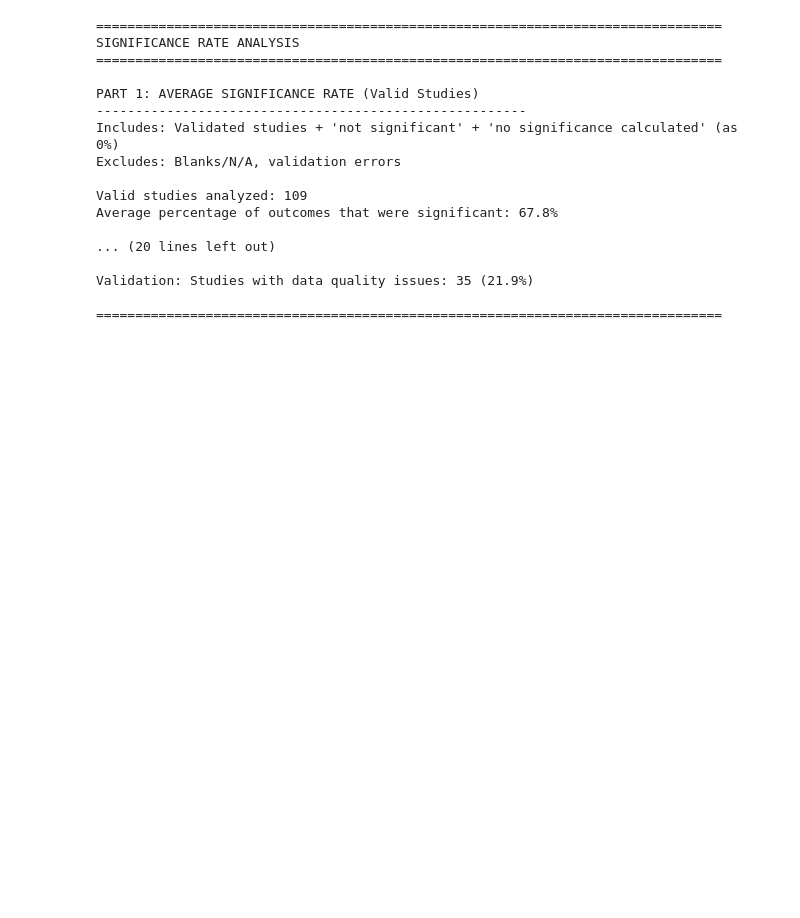
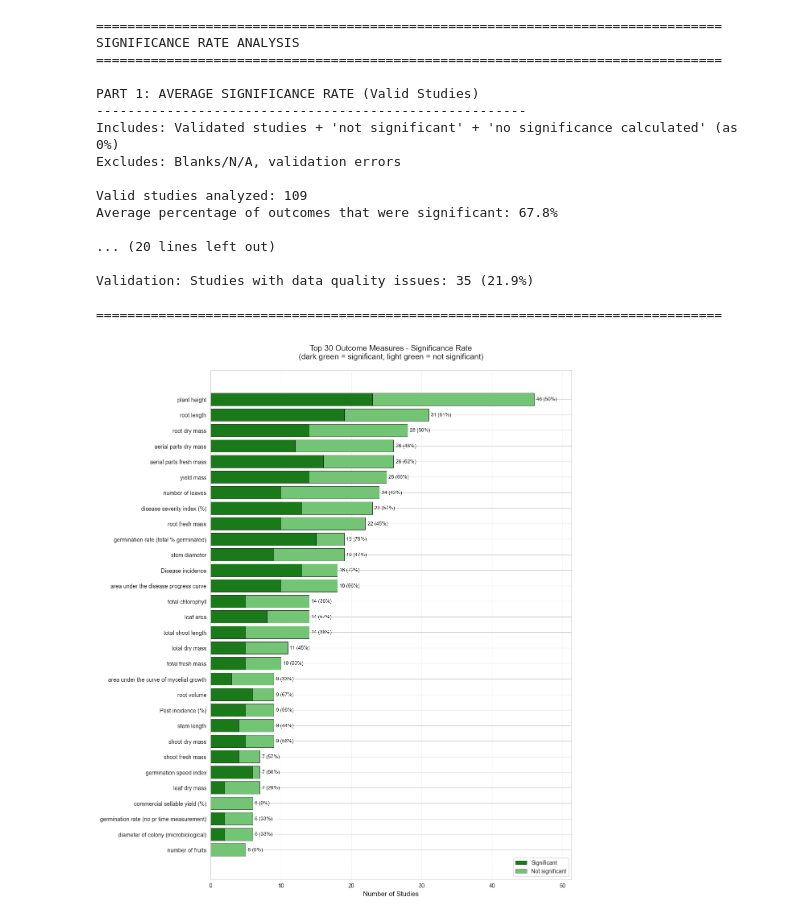
Before and after one commit to OxygenBlueSky/AgroHom, a Jupyter notebook: agro_hom_figures260212.ipynb, the cells around one changed output. Saved outputs shown, nothing was run; the diff lists cells and outputs as text; code cells hidden in the pictures; blank space fills up the shorter version.

```diff
--- a/agro_hom_figures260212.ipynb
+++ b/agro_hom_figures260212.ipynb
@@ -3671,3 +3840,101 @@ Average percentage of outcomes that were significant: 67.8%
 Validation: Studies with data quality issues: 35 (21.9%)
 
 ================================================================================
+# %%
+# Stacked bar chart: outcome measures with significance overlay
+# Dark green = also significant, light green = measured but not significant
+
+outcome_col = 'Outcome measures (specific)'
+sig_col = 'Significant results for specific outcome measures (comparing to the control)'
+
+# Step 1: Get top 30 outcomes (same logic as earlier chart, original case preserved)
+outcome_series_s = (
+    df[outcome_col]
+    .fillna('N/A')
+    .astype(str)
+    .str.strip()
+)
+outcome_exploded_s = (
+    outcome_series_s
+    .str.split(',')
+    .explode()
+    .astype(str)
+    .str.strip()
+    .replace({'': 'N/A'})
+)
+outcome_counts_s = outcome_exploded_s.value_counts().drop(['N/A'], errors='ignore').head(30)
+
+# Build lowercase -> original-case mapping for top 30 outcomes
+top30_lower_to_orig = {o.lower(): o for o in outcome_counts_s.index}
+top30_lower = set(top30_lower_to_orig.keys())
+
+# Step 2: Count significant occurrences per outcome by cross-referencing both columns
+from collections import defaultdict
+sig_counts = defaultdict(int)
+
+for idx, row in df.iterrows():
+    sig_text = row[sig_col]
+
+    # Skip blank/null
+    if pd.isna(sig_text):
+        continue
+
+    sig_text_lower = str(sig_text).lower().strip()
+
+    # Skip special cases (no significant outcomes for this study)
+    if 'not significant' in sig_text_lower or 'no significance calculated' in sig_text_lower:
+        continue
+
+    # Get outcomes and significant items for this study (lowercased sets)
+    outcomes_lower = normalize_items(row[outcome_col])
+    significant_lower = normalize_items(sig_text)
+
+    # For each top-30 outcome this study measured and found significant
+    for outcome_lc in top30_lower:
+        if outcome_lc in outcomes_lower and outcome_lc in significant_lower:
+            orig = top30_lower_to_orig[outcome_lc]
+            sig_counts[orig] += 1
+
+# Step 3: Build arrays in reverse order (so most frequent is at top)
+labels = outcome_counts_s.index[::-1].tolist()
+totals = outcome_counts_s.values[::-1].tolist()
+sig_vals = [sig_counts[lbl] for lbl in labels]
+not_sig_vals = [t - s for t, s in zip(totals, sig_vals)]
+
+# Step 4: Plot stacked horizontal bar chart
+fig_stacked, ax_stacked = plt.subplots(figsize=(12, 14))
+
+y_pos = range(len(labels))
+
+# Dark green = significant
+ax_stacked.barh(y_pos, sig_vals, color='#1a7a1a', edgecolor='black', linewidth=0.5, label='Significant')
+# Light green = not significant (stacked on top)
+ax_stacked.barh(y_pos, not_sig_vals, left=sig_vals, color='#74c476', edgecolor='black', linewidth=0.5, label='Not significant')
+
+# Axis labels and title
+ax_stacked.set_yticks(y_pos)
+ax_stacked.set_yticklabels(labels, fontsize=10)
+ax_stacked.set_xlabel('Number of Studies', fontsize=12)
+ax_stacked.set_title(
+    'Top 30 Outcome Measures - Significance Rate\n(dark green = significant, light green = not significant)',
+    fontsize=14, pad=20
+)
+
+# Value labels at end of each bar: total count and % significant
+for i, (total, sig) in enumerate(zip(totals, sig_vals)):
+    pct = (sig / total * 100) if total > 0 else 0
+    ax_stacked.text(total + 0.3, i, f'{total} ({pct:.0f}%)', va='center', fontsize=9)
+
+# Extend x-axis to fit text labels (approx 3 extra characters of space)
+max_val = max(totals)
+ax_stacked.set_xlim(right=max_val + 0.3 + len(f'{max_val} (100%)') * max_val * 0.012)
+
+ax_stacked.legend(loc='lower right', fontsize=10)
+ax_stacked.grid(axis='x', alpha=0.3, linestyle='--')
+ax_stacked.set_axisbelow(True)
+
+plt.tight_layout()
+fig_stacked.savefig('outcome_measures_significance_stacked.png', dpi=300, bbox_inches='tight')
+plt.show()
+# %% [output]
+[figure, added]
```
Also changed, not shown: parts of 14 cells of this notebook.
